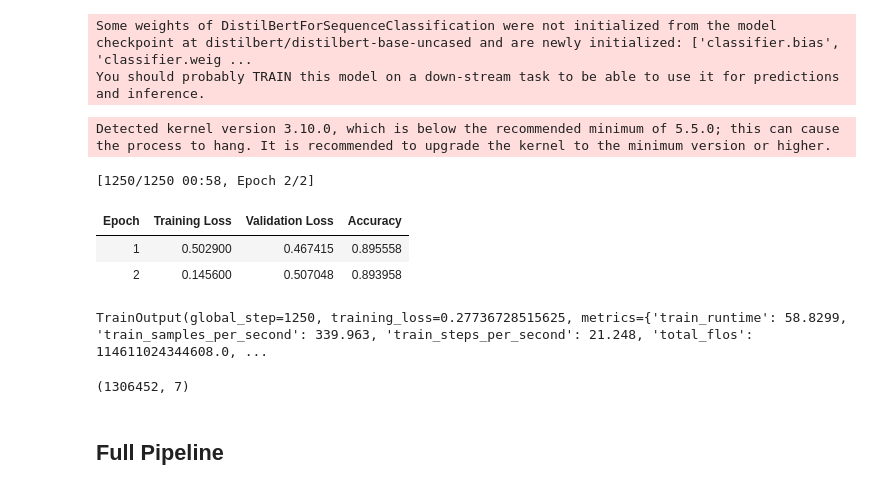
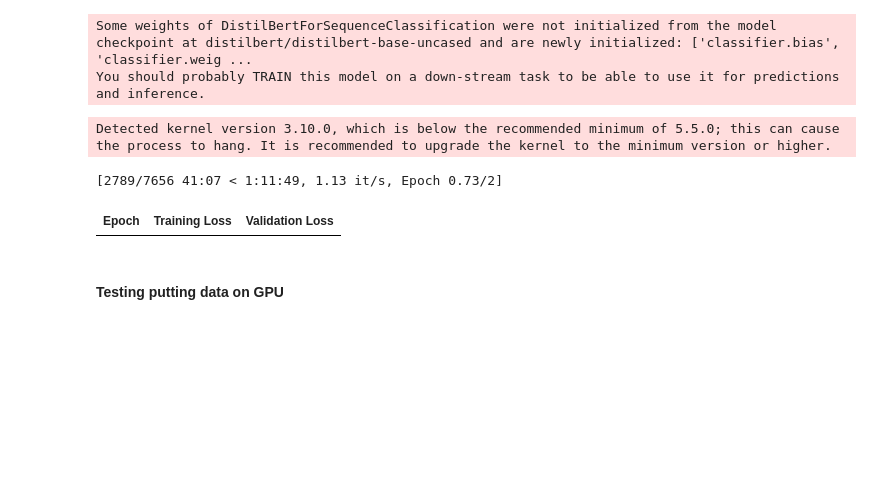
Before and after one commit to danielrmathew/prism-data-credit, a Jupyter notebook: drm_notebook.ipynb, the cells around one changed output. Drawn from its saved outputs; the diff is of its cells as text; code cells hidden in the pictures; blank space fills up the shorter version.

Commit message:
updated bert model training

```diff
--- a/drm_notebook.ipynb
+++ b/drm_notebook.ipynb
@@ -528,3 +513,6 @@ Wall time: 130 ms
+# %%
+X_train_tokenized = tokenizer(X_train, truncation=True, padding=True)
+X_test_tokenized = tokenizer(X_test, truncation=True, padding=True)
 # %%
 class MemoDataset(torch.utils.data.Dataset):
     def __init__(self, encodings, labels):
@@ -539,12 +527,14 @@ class MemoDataset(torch.utils.data.Dataset):
     def __len__(self):
         return len(self.labels)
 # %%
-train_dataset = MemoDataset(X_train, y_train)
-test_dataset = MemoDataset(X_test, y_test)
+train_dataset = MemoDataset(X_train_tokenized, y_train)
+test_dataset = MemoDataset(X_test_tokenized, y_test)
+# %%
+device = torch.device("cuda" if torch.cuda.is_available() else "cpu")
 # %%
 model = AutoModelForSequenceClassification.from_pretrained(
     "distilbert/distilbert-base-uncased", num_labels=9, id2label=id2label, label2id=label2id
-)
+).to(device)
 # %% [output]
 Some weights of DistilBertForSequenceClassification were not initialized from the model checkpoint at distilbert/distilbert-base-uncased and are newly initialized: ['classifier.bias', 'classifier.weig ...
 You should probably TRAIN this model on a down-stream task to be able to use it for predictions and inference.
@@ -556,38 +546,29 @@ def compute_metrics(eval_pred):
 # %%
 training_args = TrainingArguments(
     output_dir="bert",
     learning_rate=2e-5,
-    per_device_train_batch_size=16,
-    per_device_eval_batch_size=16,
-    num_train_epochs=5,
+    per_device_train_batch_size=256,
+    per_device_eval_batch_size=256,
+    num_train_epochs=2,
     weight_decay=0.01,
     eval_strategy="epoch",
     save_strategy="epoch",
     load_best_model_at_end=True,
     push_to_hub=False,
 )
 
 trainer = Trainer(
     model=model,
     args=training_args,
     train_dataset=train_dataset,
     eval_dataset=test_dataset,
     processing_class=tokenizer,
     data_collator=data_collator,
     compute_metrics=compute_metrics,
 )
 
 trainer.train()
 # %% [output]
 Detected kernel version 3.10.0, which is below the recommended minimum of 5.5.0; this can cause the process to hang. It is recommended to upgrade the kernel to the minimum version or higher.
-[1250/1250 00:58, Epoch 2/2]
+[2789/7656 41:07 < 1:11:49, 1.13 it/s, Epoch 0.73/2]
-| Epoch | Training Loss | Validation Loss | Accuracy |
-| 1 | 0.502900 | 0.467415 | 0.895558 |
-| 2 | 0.145600 | 0.507048 | 0.893958 |
+| Epoch | Training Loss | Validation Loss |
-TrainOutput(global_step=1250, training_loss=0.27736728515625, metrics={'train_runtime': 58.8299, 'train_samples_per_second': 339.963, 'train_steps_per_second': 21.248, 'total_flos': 114611024344608.0, ...
-# %%
-outflows_with_memo.shape
-# %% [output]
-(1306452, 7)
-# %% [markdown]
-## Full Pipeline
@@ -597,0 +575,2 @@ def pipeline():
+# %% [markdown]
+#### Testing putting data on GPU
```
Also changed, not shown: parts of 17 cells of this notebook.
